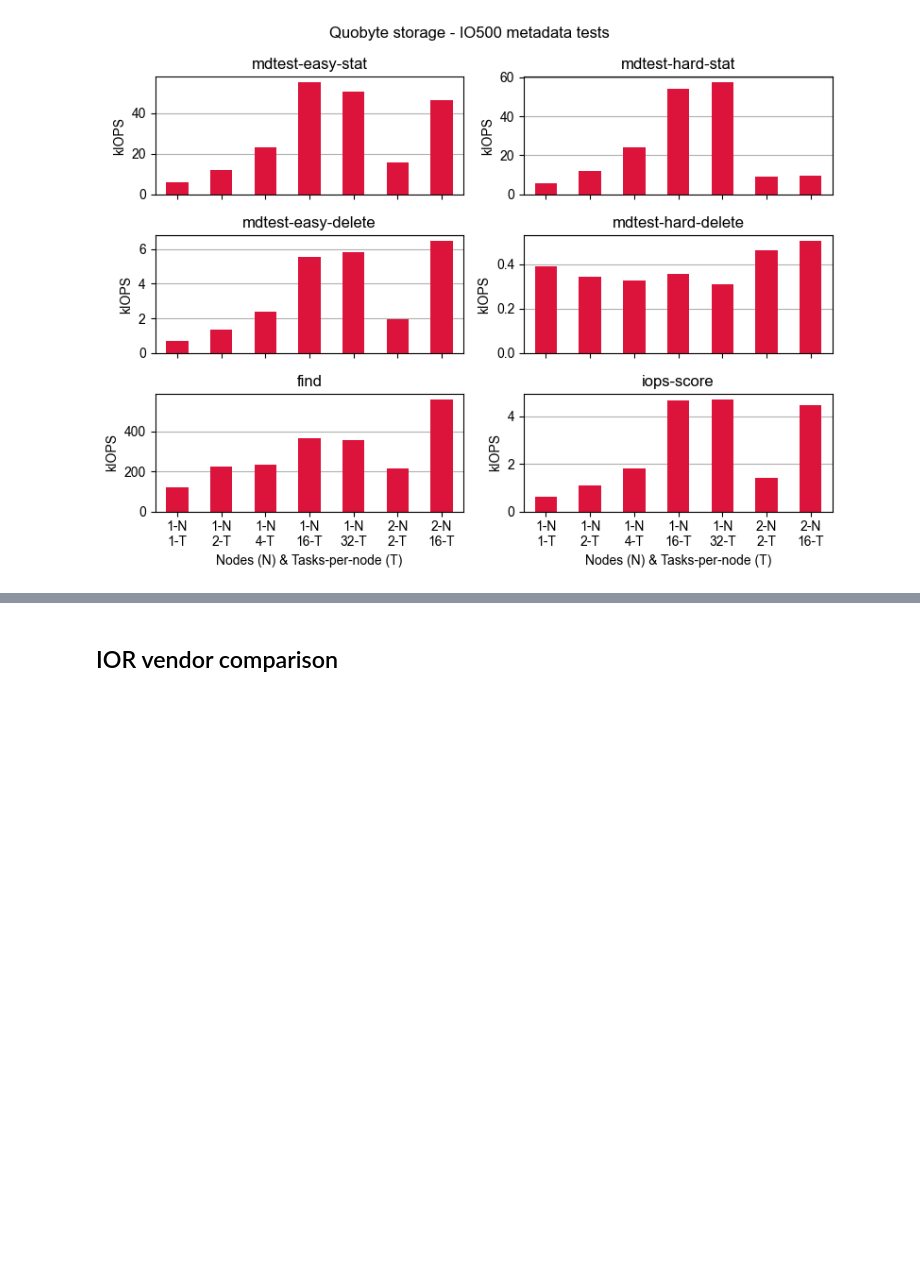
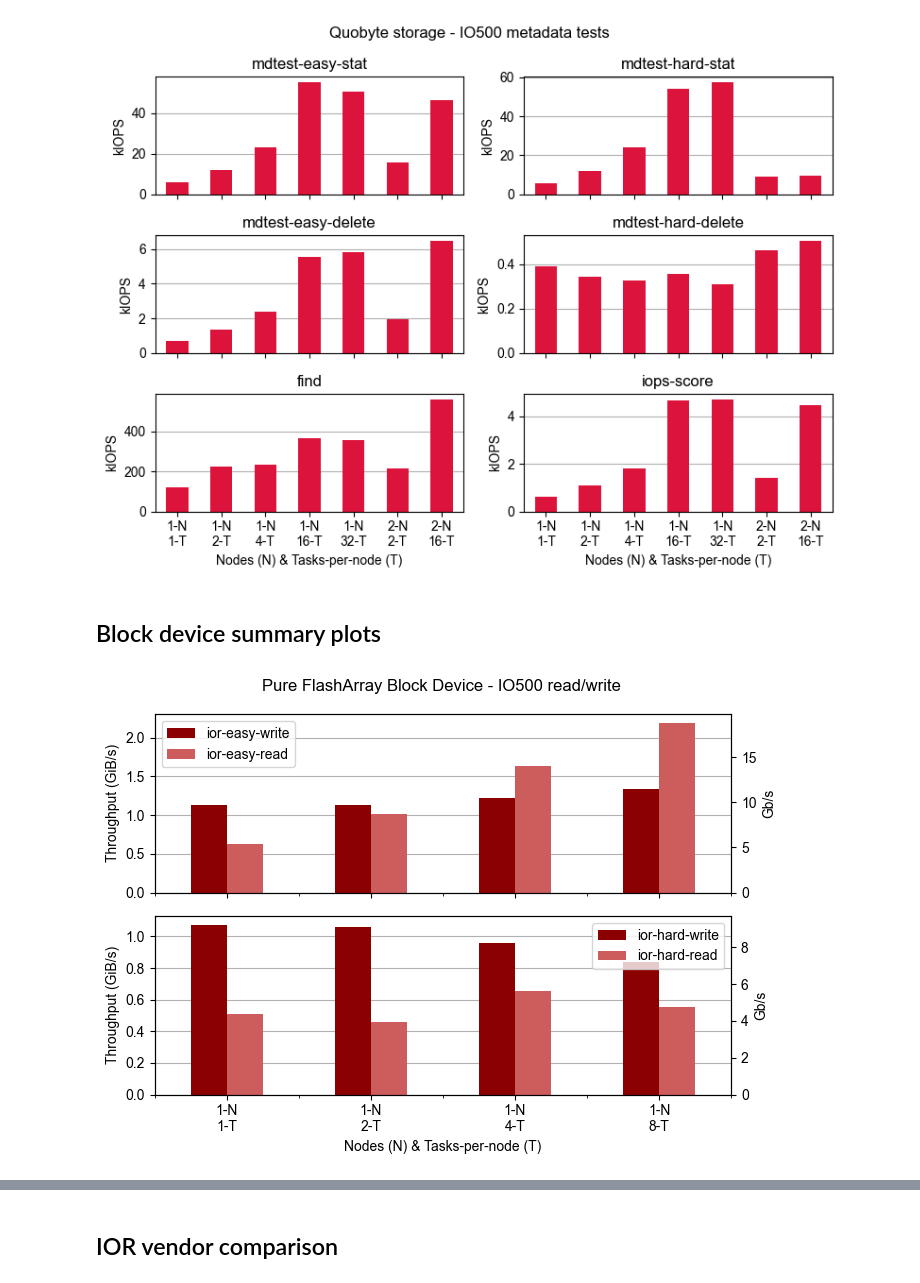
Before and after one commit to stackhpc/jasmin-fs-benchmark, a Jupyter notebook: io500/Results-processing.ipynb, the cells around one changed output, grey strips where cells are left out. Cells and saved outputs as stored; diff of their text form; code cells hidden in the pictures; blank space fills up the shorter version.

```diff
--- a/io500/Results-processing.ipynb
+++ b/io500/Results-processing.ipynb
@@ -187,3 +187,39 @@ fig, axs = plot_single_vendor_md(vendor)
 fig.savefig(f'figures/io500-{vendor}-metadata.png')
 # %% [output]
 [figure]
+# %% [markdown]
+## Block device summary plots
+# %%
+# Code
+df = pd.read_csv('./all-results.csv')
+df[df["filesystem.mountpoint"] == '/data']
+df.drop(['Unnamed: 0', 'stonewall', 'time'], axis=1, inplace=True)
+df = df[(df.ior_api == 'POSIX') & (df['filesystem.mountpoint'] == '/data')]
+df.drop(['ior_api'], axis=1, inplace=True)
+
+g = df.groupby(run_params)
+block_results_summary = g[test_names].max()
+block_results_summary.dropna(inplace=True)
+
+# display(block_results_summary)
+
+vendor = 'pureblock'
+colours=['darkred', 'indianred']
+fig, axs = plt.subplots(figsize=(7, 5), ncols=1, nrows=2, sharex=True)
+for p, ax in zip(['ior-easy', 'ior-hard'], axs):
+    block_results_summary.loc[:, :, vendor][
+        [col for col in block_results_summary.columns if re.match(p, col)]
+    ].plot.bar(
+        ax=ax,
+        ylabel='GiB/s',
+        zorder=2,
+        color=colours,
+    )
+    ax.yaxis.grid('y')
+    label_axes(ax, vendor, 'Throughput (GiB/s)')
+
+fig.suptitle('Pure FlashArray Block Device - IO500 read/write')
+fig.tight_layout()
+fig.savefig('figures/io500-pure-block-rw.png')
+# %% [output]
+[figure, added]
```
Also changed, not shown: parts of 3 cells of this notebook.
